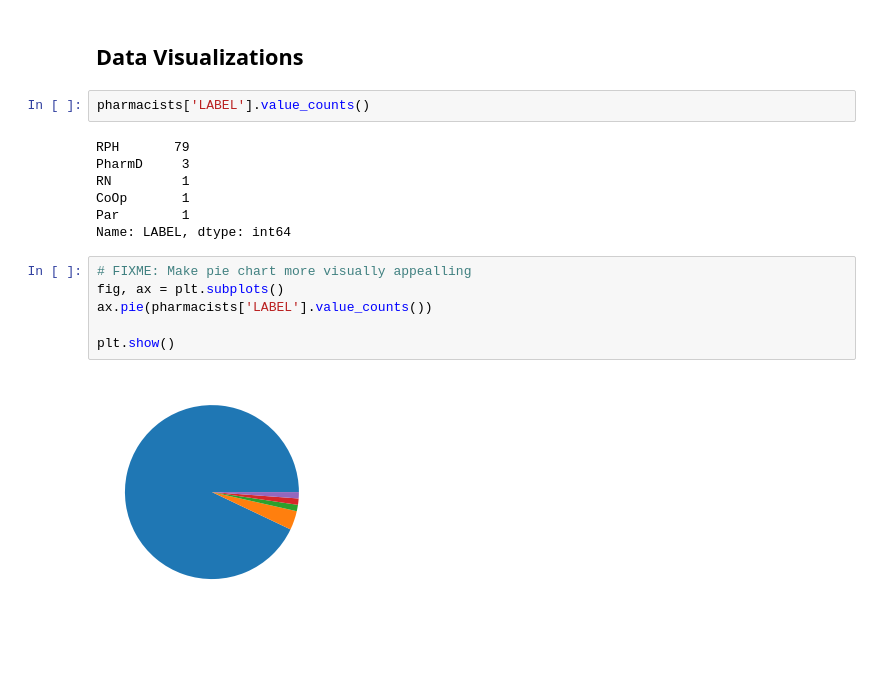
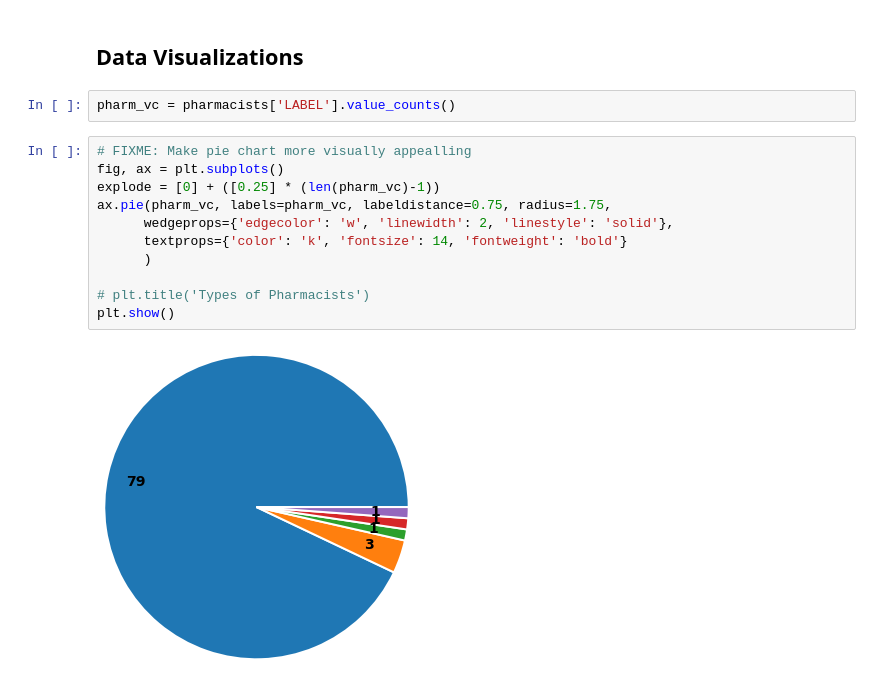
Before and after one commit to rmutalik/ongoing-project, a Jupyter notebook: MIMIC-III.ipynb, the cells around one changed output. Drawn from its saved outputs; the diff is of its cells as text; blank space fills up the shorter version.

Commit message:
Made pie chart more visually appealing

```diff
--- a/MIMIC-III.ipynb
+++ b/MIMIC-III.ipynb
@@ -335,19 +335,17 @@ df_dict['CAREGIVERS'].update(pharmacists)
 # %% [markdown]
 ## Data Visualizations
 # %%
-pharmacists['LABEL'].value_counts()
+pharm_vc = pharmacists['LABEL'].value_counts()
-# %% [output]
-RPH       79
-PharmD     3
-RN         1
-CoOp       1
-Par        1
-Name: LABEL, dtype: int64
 # %%
 # FIXME: Make pie chart more visually appealling
 fig, ax = plt.subplots()
-ax.pie(pharmacists['LABEL'].value_counts())
+explode = [0] + ([0.25] * (len(pharm_vc)-1))
+ax.pie(pharm_vc, labels=pharm_vc, labeldistance=0.75, radius=1.75,
+      wedgeprops={'edgecolor': 'w', 'linewidth': 2, 'linestyle': 'solid'},
+      textprops={'color': 'k', 'fontsize': 14, 'fontweight': 'bold'}
+      )
 
+# plt.title('Types of Pharmacists')
 plt.show()
 # %% [output]
-[figure, old version]
+[figure, new version]
```
Also changed, not shown: parts of 1 cell of this notebook.
